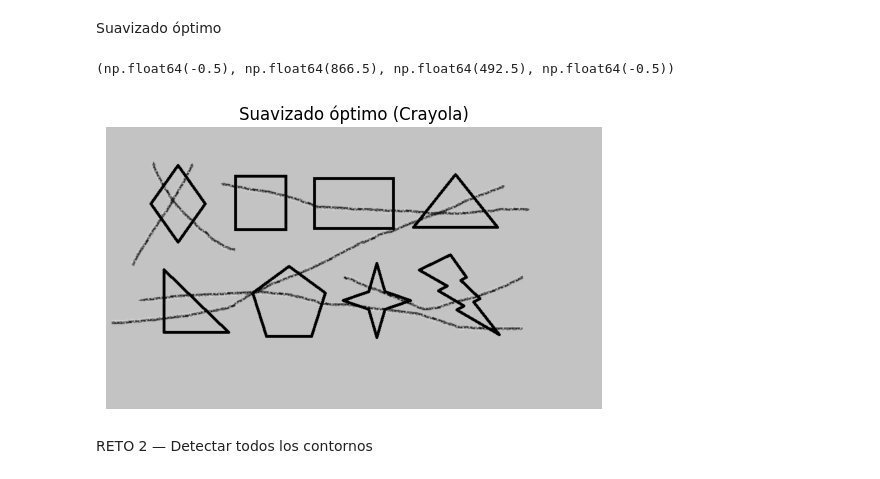
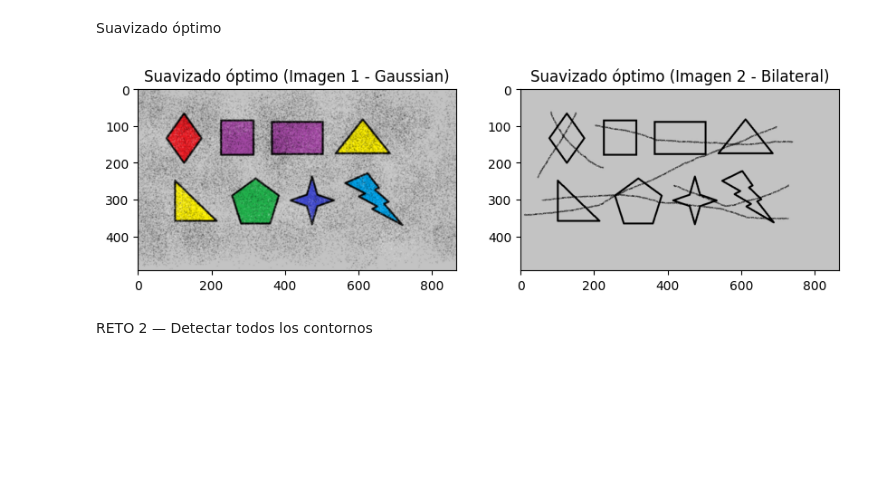
Before and after one commit to 202300080/Rulo, a Jupyter notebook: UNIDAD 3/Actividad2.ipynb, the cells around one changed output. Saved outputs shown, nothing was run; the diff lists cells and outputs as text; code cells hidden in the pictures; blank space fills up the shorter version.

```diff
--- a/UNIDAD 3/Actividad2.ipynb
+++ b/UNIDAD 3/Actividad2.ipynb
@@ -68,16 +68,26 @@ plt.show()
 [figure]
 # %% [markdown]
 Suavizado óptimo
-# %%
-# Imagen 2 (crayola funciona mejor con bilateral)
-bilateral2 = cv2.bilateralFilter(img2, 9, 75, 75)
-
-plt.imshow(cv2.cvtColor(bilateral2, cv2.COLOR_BGR2RGB))
-plt.title("Suavizado óptimo (Crayola)")
-plt.axis('off')
-# %% [output]
-(np.float64(-0.5), np.float64(866.5), np.float64(492.5), np.float64(-0.5))
-[figure, removed]
+# %%
+# Imagen 1 → suele funcionar mejor Gaussian (suaviza sin perder tanto detalle)
+optimo1 = cv2.GaussianBlur(img1, (5,5), 0)
+
+# Imagen 2 (crayola) → mejor bilateral (mantiene bordes)
+optimo2 = cv2.bilateralFilter(img2, 9, 75, 75)
+
+plt.figure(figsize=(10,4))
+
+plt.subplot(1,2,1)
+plt.imshow(cv2.cvtColor(optimo1, cv2.COLOR_BGR2RGB))
+plt.title("Suavizado óptimo (Imagen 1 - Gaussian)")
+
+plt.subplot(1,2,2)
+plt.imshow(cv2.cvtColor(optimo2, cv2.COLOR_BGR2RGB))
+plt.title("Suavizado óptimo (Imagen 2 - Bilateral)")
+
+plt.show()
+# %% [output]
+[figure, added]
 # %% [markdown]
 RETO 2 — Detectar todos los contornos
 # %% [markdown]
```
Also changed, not shown: 1 other file.
